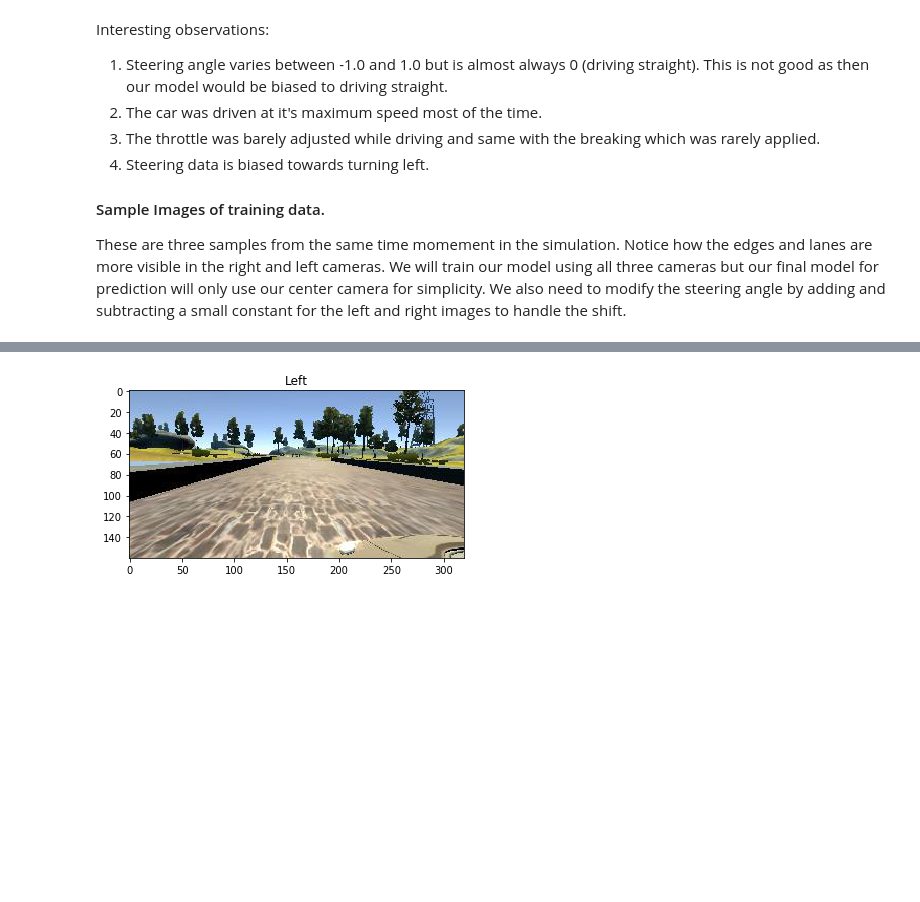
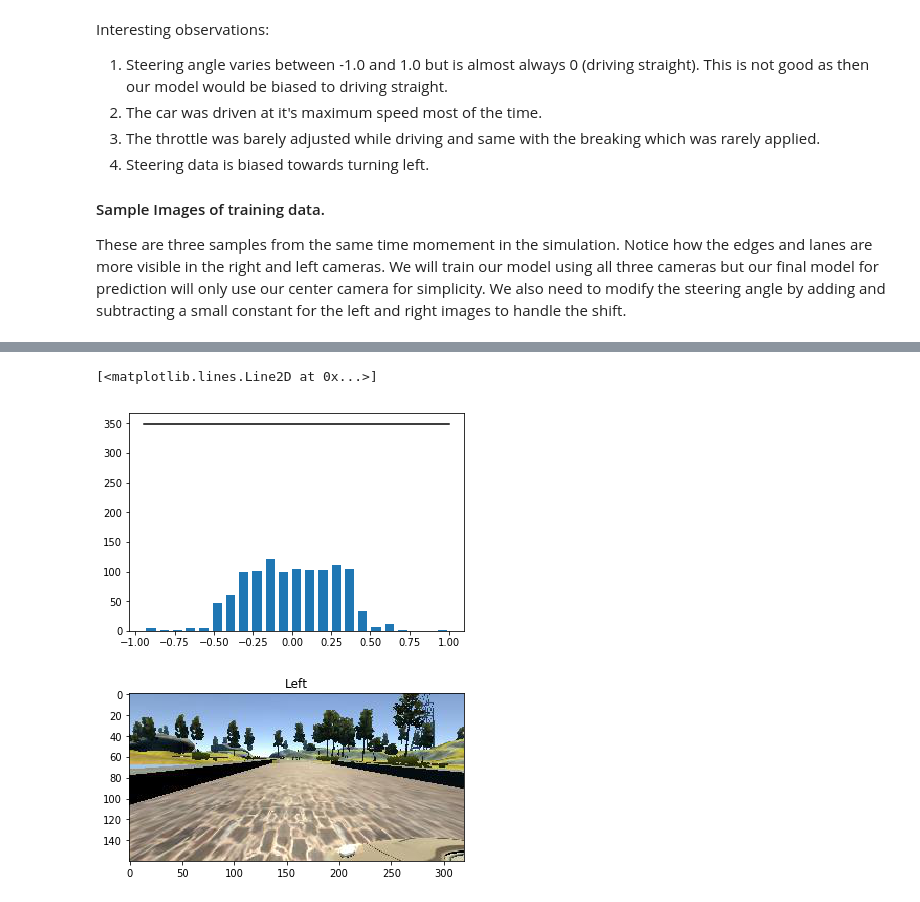
Before and after one commit to sujithv28/Behavioral-Cloning-Hacktorial, a Jupyter notebook: Model_Guide_and_Visualization.ipynb, the cells around one changed output, grey strips where cells are left out. Cells and saved outputs as stored; diff of their text form; code cells hidden in the pictures; blank space fills up the shorter version.

```diff
--- a/Model_Guide_and_Visualization.ipynb
+++ b/Model_Guide_and_Visualization.ipynb
@@ -86,3 +95,28 @@ These are three samples from the same time momement in the simulation. Notice ho
+# %%
+keep_probs = []
+target = avg_samples_per_bin * .3
+for i in range(num_bins):
+    if hist[i] < target:
+        keep_probs.append(1.)
+    else:
+        keep_probs.append(1./(hist[i]/target))
+
+remove_list = []
+for i in range(len(data['Steering Angle'])):
+    for j in range(num_bins):
+        if data['Steering Angle'][i] > bins[j] and data['Steering Angle'][i] <= bins[j+1]:
+            # delete from X and y with probability 1 - keep_probs[j]
+            if np.random.rand() > keep_probs[j]:
+                remove_list.append(i)
+data.drop(data.index[remove_list], inplace=True)
+
+# print histogram again to show more even distribution of steering angles
+hist, bins = np.histogram(data['Steering Angle'], num_bins)
+plt.bar(center, hist, align='center', width=width)
+plt.plot((np.min(data['Steering Angle']), np.max(data['Steering Angle'])), (avg_samples_per_bin, avg_samples_per_bin), 'k-')
+# %% [output]
+[<matplotlib.lines.Line2D at 0x...>]
+[figure, added]
 # %%
 left_image = Image.open('images/left.jpg')
 _ = plt.imshow(left_image)
```
Also changed, not shown: parts of 2 cells of this notebook, 1 other file.
